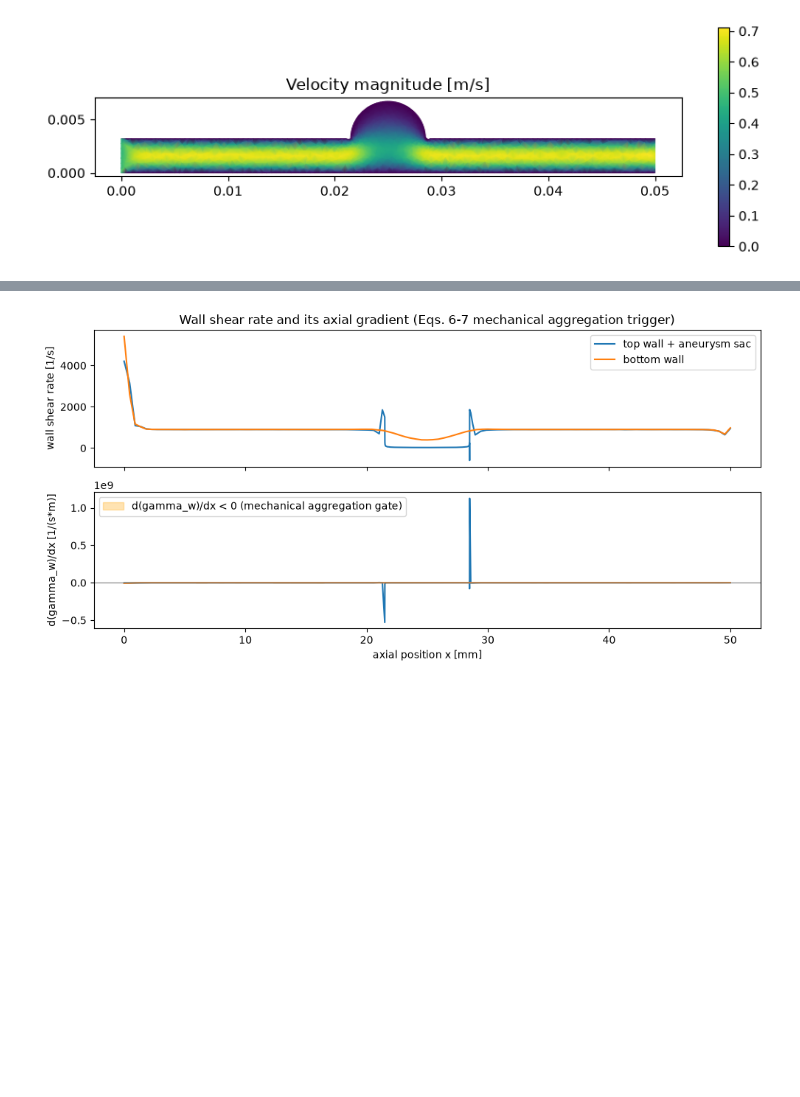
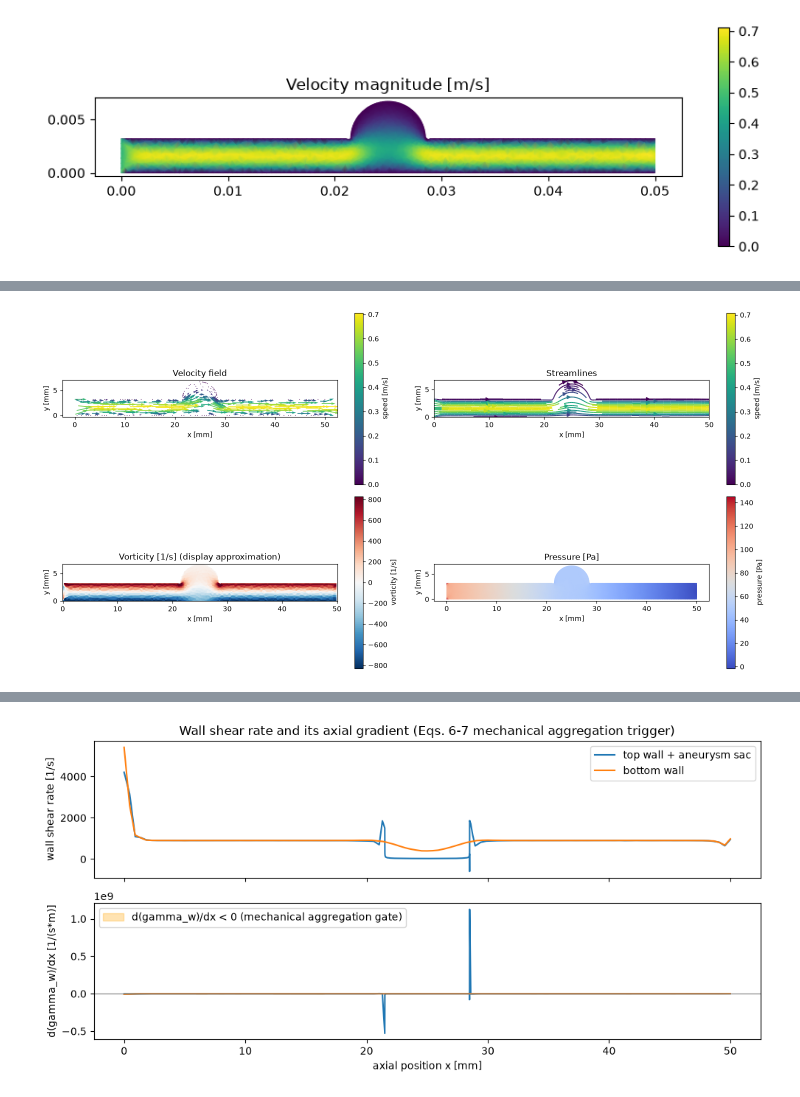
Before and after one commit to danilodurs/thrombus-bench, a Jupyter notebook: notebooks/01_explore_mechanistic_baseline.ipynb, the cells around one changed output, grey strips where cells are left out. Drawn from its saved outputs; the diff is of its cells as text; code cells hidden in the pictures; blank space fills up the shorter version.

```diff
--- a/notebooks/01_explore_mechanistic_baseline.ipynb
+++ b/notebooks/01_explore_mechanistic_baseline.ipynb
@@ -100,0 +152,20 @@ plt.show()
+# %%
+from thrombus_bench.mechanistic.flow_solver import wall_traction
+from thrombus_bench.viz.field_interpolation import interpolate_velocity_to_grid
+from thrombus_bench.viz import showcase_plots
+
+grid = interpolate_velocity_to_grid(m.p, ux, uy, m.t, grid_size=(60, 300))
+
+fig, axes = plt.subplots(2, 2, figsize=(15, 7.5))
+q = showcase_plots.plot_velocity_quiver(m.p, ux, uy, ax=axes[0, 0])
+fig.colorbar(q, ax=axes[0, 0], label="speed [m/s]")
+lines = showcase_plots.plot_streamlines(grid, ax=axes[0, 1])
+fig.colorbar(lines, ax=axes[0, 1], label="speed [m/s]")
+vort = showcase_plots.plot_vorticity_field(grid, ax=axes[1, 0])
+fig.colorbar(vort, ax=axes[1, 0], label="vorticity [1/s]")
+pres = showcase_plots.plot_pressure_field(m.p, m.t, flow.p, ax=axes[1, 1])
+fig.colorbar(pres, ax=axes[1, 1], label="pressure [Pa]")
+plt.tight_layout()
+plt.show()
+# %% [output]
+[figure, added]
```
Also changed, not shown: parts of 29 cells of this notebook, 6 other files.
